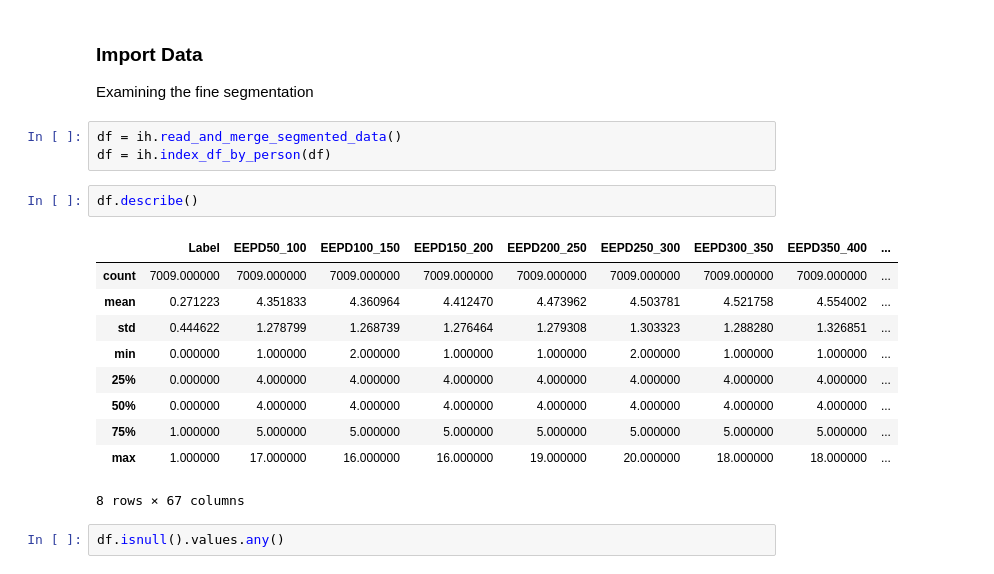
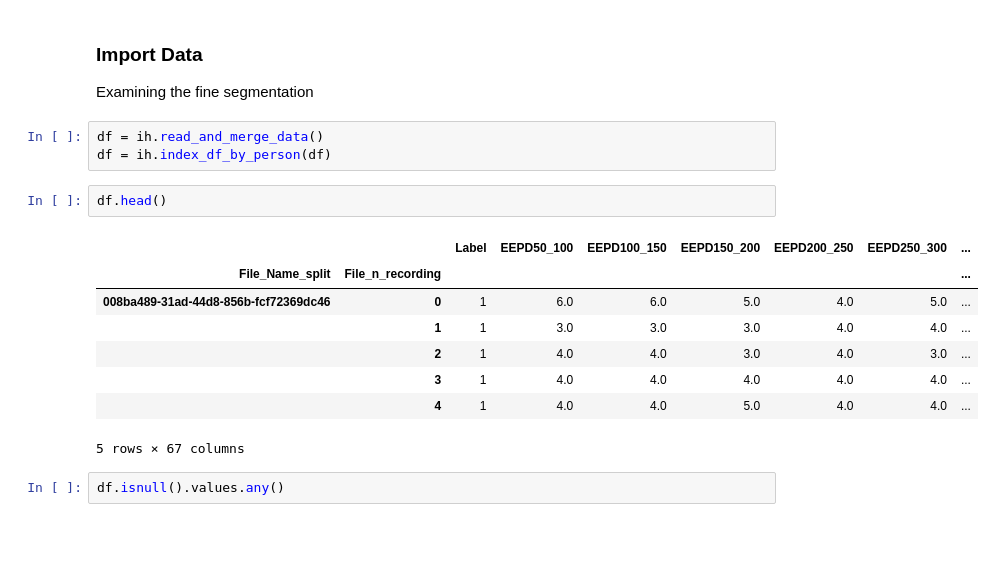
Before and after one commit to clelf/ML_Project2, a Jupyter notebook: scripts/P2 - EDA.ipynb, the cells around one changed output. Saved outputs shown, nothing was run; the diff lists cells and outputs as text; blank space fills up the shorter version.

```diff
--- a/scripts/P2 - EDA.ipynb
+++ b/scripts/P2 - EDA.ipynb
@@ -14,21 +14,19 @@ import data_transformations as dtrans
 
 Examining the fine segmentation
 # %%
-df = ih.read_and_merge_segmented_data()
+df = ih.read_and_merge_data()
 df = ih.index_df_by_person(df)
 # %%
-df.describe()
+df.head()
 # %% [output]
-|  | Label | EEPD50_100 | EEPD100_150 | EEPD150_200 | EEPD200_250 | EEPD250_300 | EEPD300_350 | EEPD350_400 | ... |
-| count | 7009.000000 | 7009.000000 | 7009.000000 | 7009.000000 | 7009.000000 | 7009.000000 | 7009.000000 | 7009.000000 | ... |
-| mean | 0.271223 | 4.351833 | 4.360964 | 4.412470 | 4.473962 | 4.503781 | 4.521758 | 4.554002 | ... |
-| std | 0.444622 | 1.278799 | 1.268739 | 1.276464 | 1.279308 | 1.303323 | 1.288280 | 1.326851 | ... |
-| min | 0.000000 | 1.000000 | 2.000000 | 1.000000 | 1.000000 | 2.000000 | 1.000000 | 1.000000 | ... |
-| 25% | 0.000000 | 4.000000 | 4.000000 | 4.000000 | 4.000000 | 4.000000 | 4.000000 | 4.000000 | ... |
-| 50% | 0.000000 | 4.000000 | 4.000000 | 4.000000 | 4.000000 | 4.000000 | 4.000000 | 4.000000 | ... |
-| 75% | 1.000000 | 5.000000 | 5.000000 | 5.000000 | 5.000000 | 5.000000 | 5.000000 | 5.000000 | ... |
-| max | 1.000000 | 17.000000 | 16.000000 | 16.000000 | 19.000000 | 20.000000 | 18.000000 | 18.000000 | ... |
+|  |  | Label | EEPD50_100 | EEPD100_150 | EEPD150_200 | EEPD200_250 | EEPD250_300 | ... |
+| File_Name_split | File_n_recording |  |  |  |  |  |  | ... |
+| 008ba489-31ad-44d8-856b-fcf72369dc46 | 0 | 1 | 6.0 | 6.0 | 5.0 | 4.0 | 5.0 | ... |
+|  | 1 | 1 | 3.0 | 3.0 | 3.0 | 4.0 | 4.0 | ... |
+|  | 2 | 1 | 4.0 | 4.0 | 3.0 | 4.0 | 3.0 | ... |
+|  | 3 | 1 | 4.0 | 4.0 | 4.0 | 4.0 | 4.0 | ... |
+|  | 4 | 1 | 4.0 | 4.0 | 5.0 | 4.0 | 4.0 | ... |
-8 rows × 67 columns
+5 rows × 67 columns
 # %%
 df.isnull().values.any()
 # %% [output]
```
Also changed, not shown: parts of 27 cells of this notebook.
